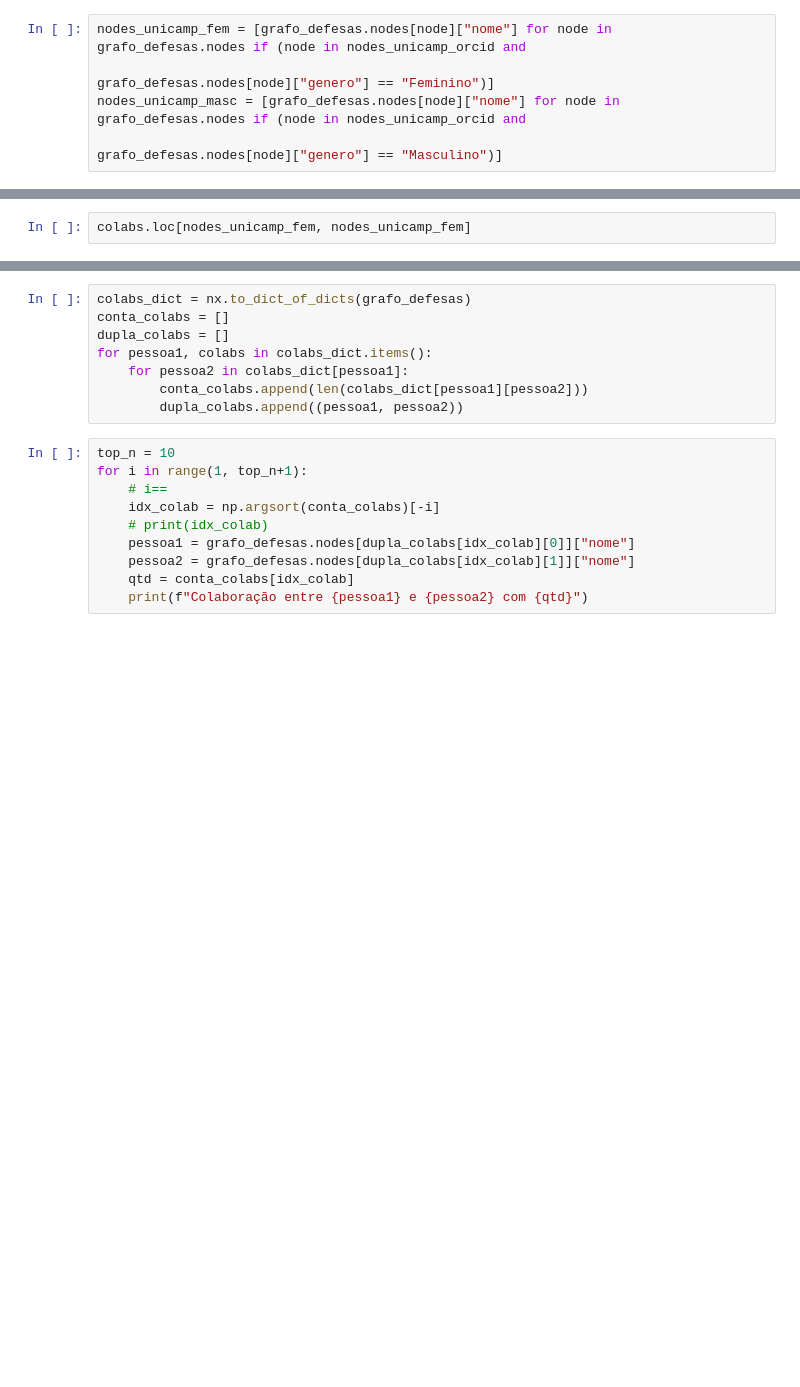
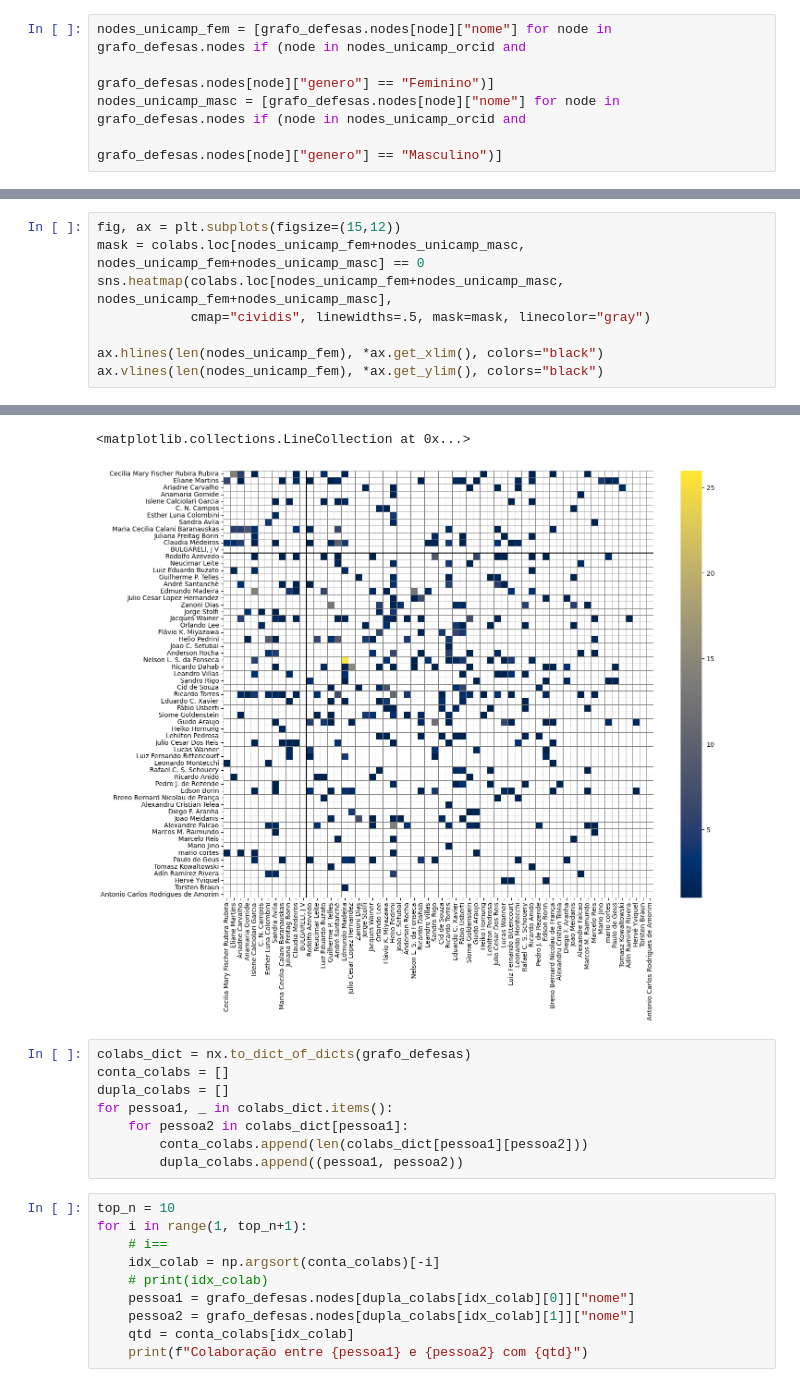
Before and after one commit to gondimjoaom/mo412-projetofinal, a Jupyter notebook: graph_all.ipynb, the cells around one changed output, grey strips where cells are left out. Cells and saved outputs as stored; diff of their text form; blank space fills up the shorter version.

```diff
--- a/graph_all.ipynb
+++ b/graph_all.ipynb
@@ -381,3 +381,9 @@ nodes_unicamp_fem
 # %%
-colabs.loc[nodes_unicamp_fem, nodes_unicamp_fem]
+fig, ax = plt.subplots(figsize=(15,12))
+mask = colabs.loc[nodes_unicamp_fem+nodes_unicamp_masc, nodes_unicamp_fem+nodes_unicamp_masc] == 0
+sns.heatmap(colabs.loc[nodes_unicamp_fem+nodes_unicamp_masc, nodes_unicamp_fem+nodes_unicamp_masc],
+            cmap="cividis", linewidths=.5, mask=mask, linecolor="gray")
+
+ax.hlines(len(nodes_unicamp_fem), *ax.get_xlim(), colors="black")
+ax.vlines(len(nodes_unicamp_fem), *ax.get_ylim(), colors="black")
 # %% [output]
@@ -392,8 +390,10 @@ colabs.loc[nodes_unicamp_fem, nodes_unicamp_fem]
+<matplotlib.collections.LineCollection at 0x...>
+[figure, added]
 # %%
 colabs_dict = nx.to_dict_of_dicts(grafo_defesas)
 conta_colabs = []
 dupla_colabs = []
-for pessoa1, colabs in colabs_dict.items():
+for pessoa1, _ in colabs_dict.items():
     for pessoa2 in colabs_dict[pessoa1]:
         conta_colabs.append(len(colabs_dict[pessoa1][pessoa2]))
         dupla_colabs.append((pessoa1, pessoa2))
```
Also changed, not shown: parts of 16 cells of this notebook.
